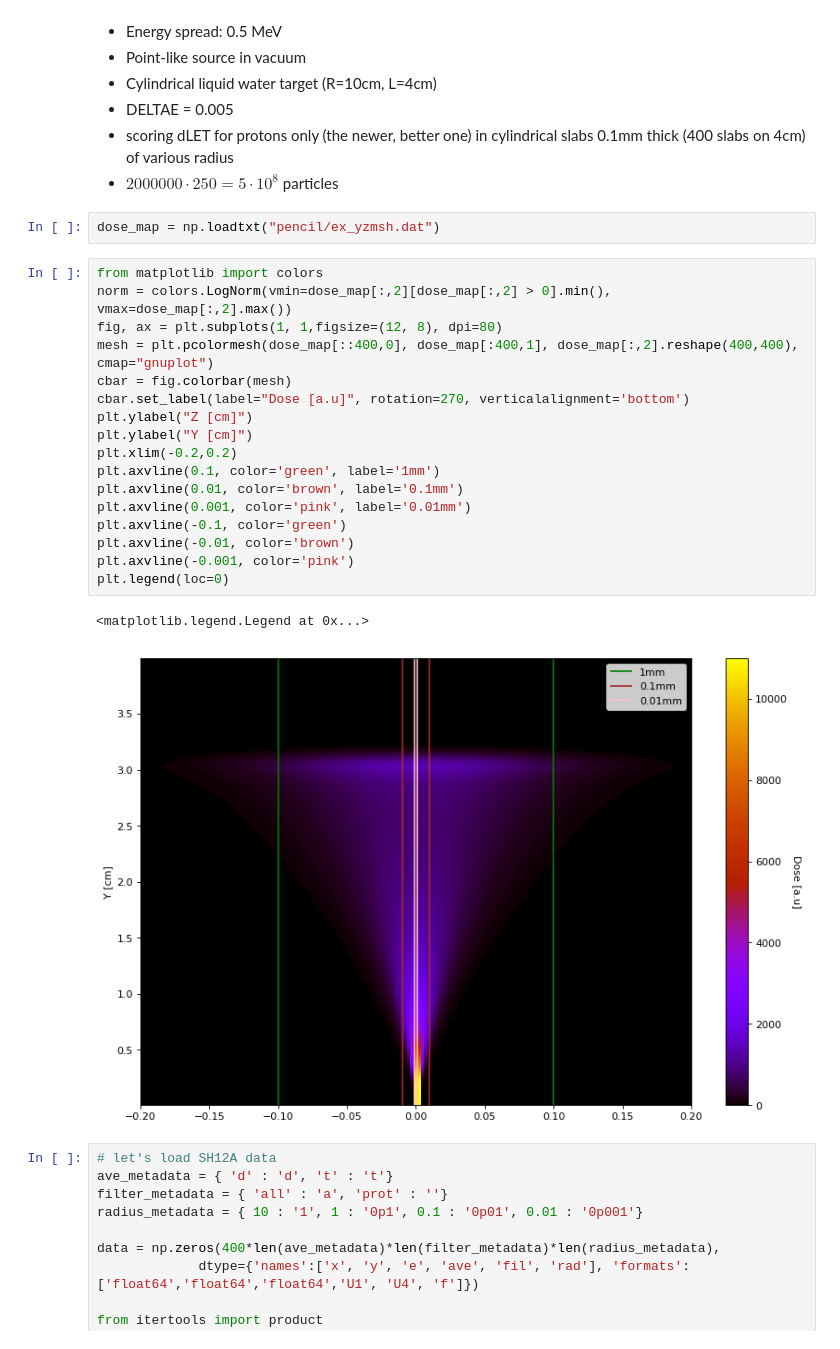
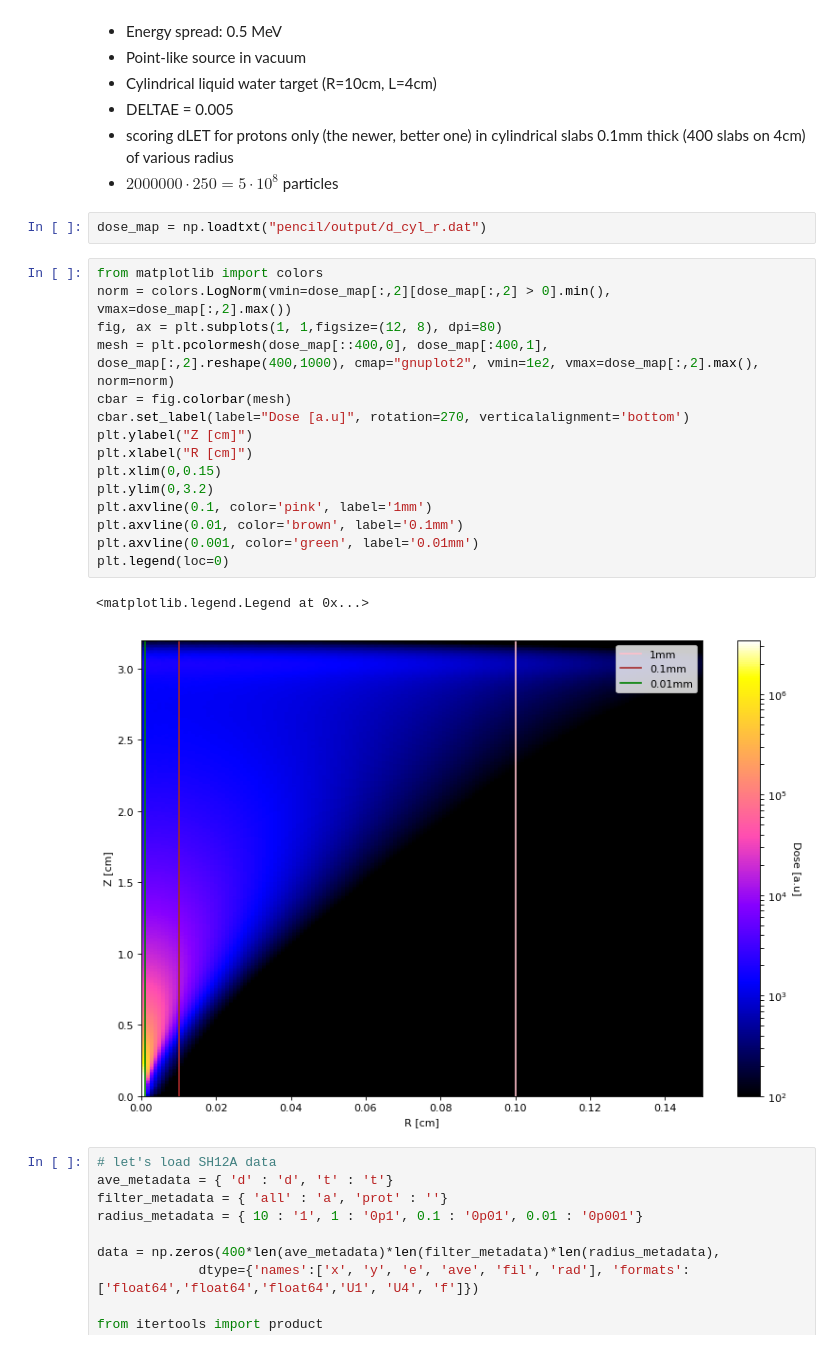
Before and after one commit to DataMedSci/PTAM, a Jupyter notebook: sh12a/comparison.ipynb, the cells around one changed output. Cells and saved outputs as stored; diff of their text form.

Commit message:
new plots

```diff
--- a/sh12a/comparison.ipynb
+++ b/sh12a/comparison.ipynb
@@ -28,27 +28,25 @@ def plot_with_error_band(ax, x, y, err,label="", xlabel="z [cm]", ylabel="LET [k
  - scoring dLET for protons only (the newer, better one) in cylindrical slabs 0.1mm thick (400 slabs on 4cm) of various radius
  - $2000000 \cdot 250 = 5 \cdot 10^8$ particles
 # %%
-dose_map = np.loadtxt("pencil/ex_yzmsh.dat")
+dose_map = np.loadtxt("pencil/output/d_cyl_r.dat")
 # %%
 from matplotlib import colors
 norm = colors.LogNorm(vmin=dose_map[:,2][dose_map[:,2] > 0].min(), vmax=dose_map[:,2].max())
 fig, ax = plt.subplots(1, 1,figsize=(12, 8), dpi=80)
-mesh = plt.pcolormesh(dose_map[::400,0], dose_map[:400,1], dose_map[:,2].reshape(400,400), cmap="gnuplot")
+mesh = plt.pcolormesh(dose_map[::400,0], dose_map[:400,1], dose_map[:,2].reshape(400,1000), cmap="gnuplot2", vmin=1e2, vmax=dose_map[:,2].max(), norm=norm)
 cbar = fig.colorbar(mesh)
 cbar.set_label(label="Dose [a.u]", rotation=270, verticalalignment='bottom')
 plt.ylabel("Z [cm]")
-plt.ylabel("Y [cm]")
-plt.xlim(-0.2,0.2)
-plt.axvline(0.1, color='green', label='1mm')
+plt.xlabel("R [cm]")
+plt.xlim(0,0.15)
+plt.ylim(0,3.2)
+plt.axvline(0.1, color='pink', label='1mm')
 plt.axvline(0.01, color='brown', label='0.1mm')
-plt.axvline(0.001, color='pink', label='0.01mm')
-plt.axvline(-0.1, color='green')
-plt.axvline(-0.01, color='brown')
-plt.axvline(-0.001, color='pink')
+plt.axvline(0.001, color='green', label='0.01mm')
 plt.legend(loc=0)
 # %% [output]
 <matplotlib.legend.Legend at 0x...>
-[figure, old version]
+[figure, new version]
 # %%
 # let's load SH12A data
 ave_metadata = { 'd' : 'd', 't' : 't'}
```
Also changed, not shown: parts of 2 cells of this notebook.
